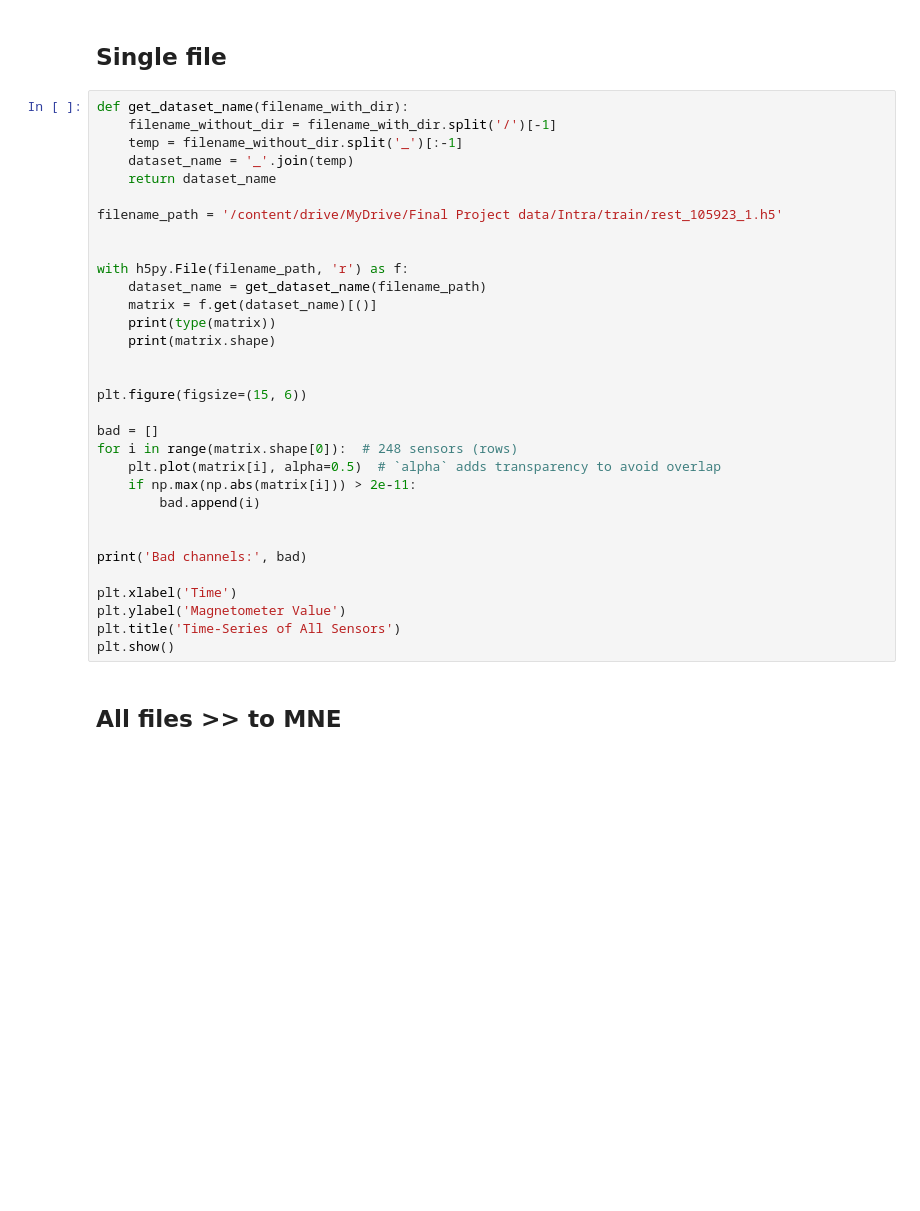
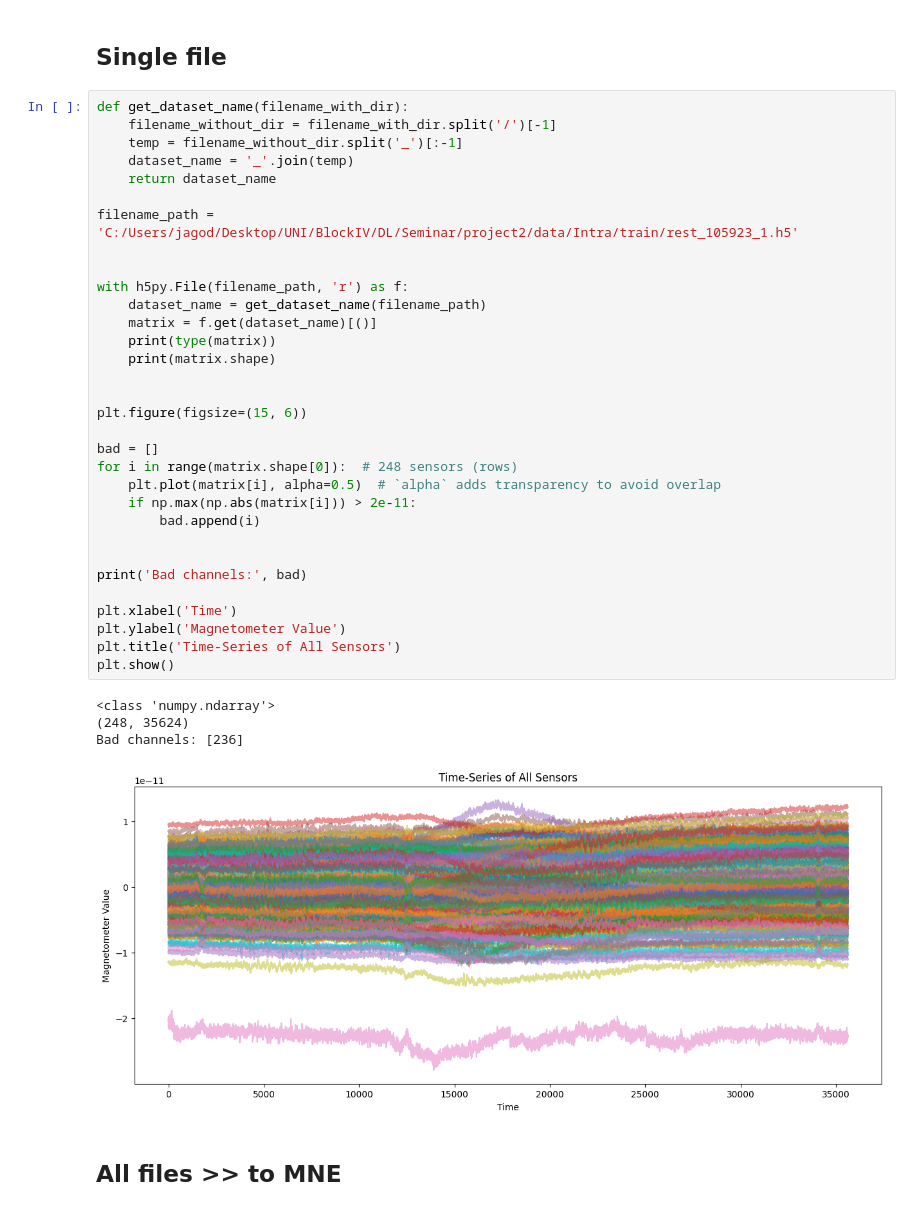
Before and after one commit to Jagoda222/DL_assignment2, a Jupyter notebook: Intra_subject.ipynb, the cells around one changed output. Cells and saved outputs as stored; diff of their text form; blank space fills up the shorter version.

Commit message:
FINAL INTRA :)

```diff
--- a/Intra_subject.ipynb
+++ b/Intra_subject.ipynb
@@ -19,34 +19,39 @@ import mne
 def get_dataset_name(filename_with_dir):
     filename_without_dir = filename_with_dir.split('/')[-1]
     temp = filename_without_dir.split('_')[:-1]
     dataset_name = '_'.join(temp)
     return dataset_name
 
-filename_path = '/content/drive/MyDrive/Final Project data/Intra/train/rest_105923_1.h5'
+filename_path = 'C:/Users/jagod/Desktop/UNI/BlockIV/DL/Seminar/project2/data/Intra/train/rest_105923_1.h5'
 
 
 with h5py.File(filename_path, 'r') as f:
     dataset_name = get_dataset_name(filename_path)
     matrix = f.get(dataset_name)[()]
     print(type(matrix))
     print(matrix.shape)
 
 
 plt.figure(figsize=(15, 6))
 
 bad = []
 for i in range(matrix.shape[0]):  # 248 sensors (rows)
     plt.plot(matrix[i], alpha=0.5)  # `alpha` adds transparency to avoid overlap
     if np.max(np.abs(matrix[i])) > 2e-11:
         bad.append(i)
 
 
 print('Bad channels:', bad)
 
 plt.xlabel('Time')
 plt.ylabel('Magnetometer Value')
 plt.title('Time-Series of All Sensors')
 plt.show()
+# %% [output]
+<class 'numpy.ndarray'>
+(248, 35624)
+Bad channels: [236]
+[figure, added]
 # %% [markdown]
 ## All files >> to MNE
 # %%
```
Also changed, not shown: parts of 2 cells of this notebook.
